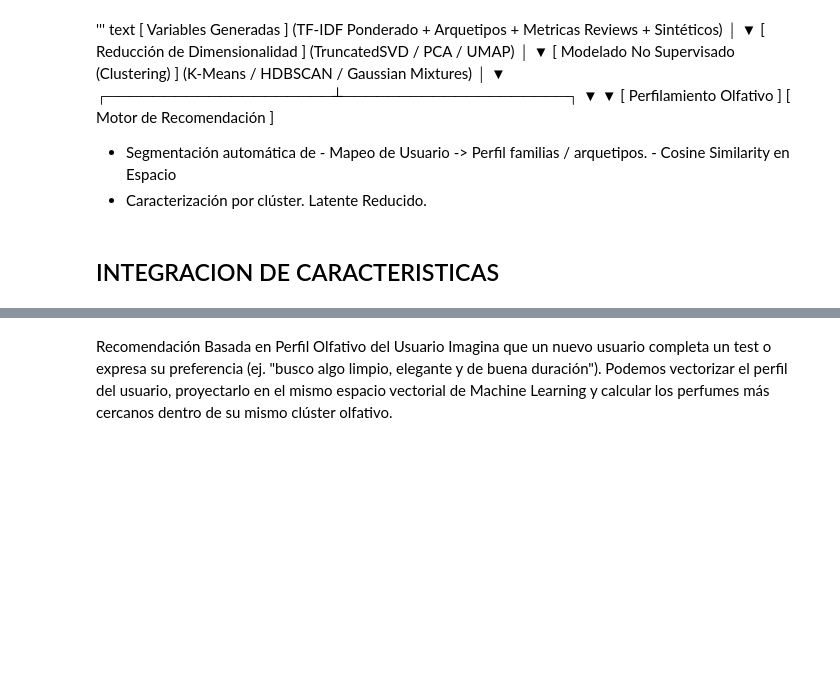
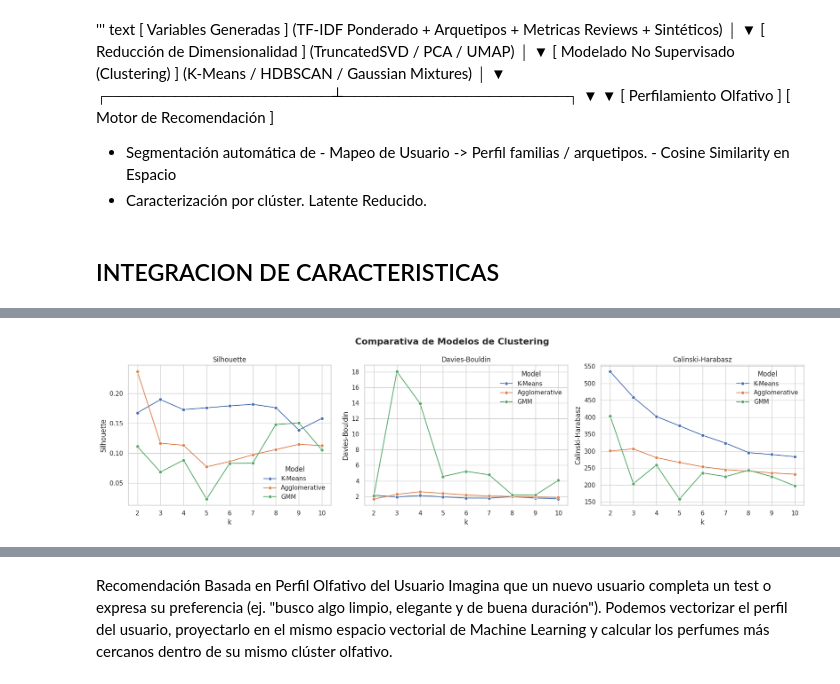
Before and after one commit to JosueJimenezA/scentia-prod, a Jupyter notebook: debug/eda_perfume_catalog.ipynb, the cells around one changed output, grey strips where cells are left out. Drawn from its saved outputs; the diff is of its cells as text; code cells hidden in the pictures; blank space fills up the shorter version.

```diff
--- a/debug/eda_perfume_catalog.ipynb
+++ b/debug/eda_perfume_catalog.ipynb
@@ -1363,0 +1392,26 @@ Etiqueta Sugerida: Larga Duración & Alta Fijación
+# %%
+import matplotlib.pyplot as plt
+import seaborn as sns
+
+fig, axes = plt.subplots(1, 3, figsize=(18, 5))
+fig.suptitle('Comparativa de Modelos de Clustering', fontsize=16, fontweight='bold')
+
+metrics = ['Silhouette', 'Davies-Bouldin', 'Calinski-Harabasz']
+
+for i, metric in enumerate(metrics):
+    sns.lineplot(
+        ax=axes[i],
+        data=df_comparison,
+        x='k',
+        y=metric,
+        hue='Model',
+        marker='o'
+    )
+    axes[i].set_title(f'{metric}')
+    axes[i].set_xticks(list(k_range))
+    axes[i].grid(True)
+
+plt.tight_layout()
+plt.show()
+# %% [output]
+[figure, added]
```
Also changed, not shown: parts of 16 cells of this notebook, 19 other files.
